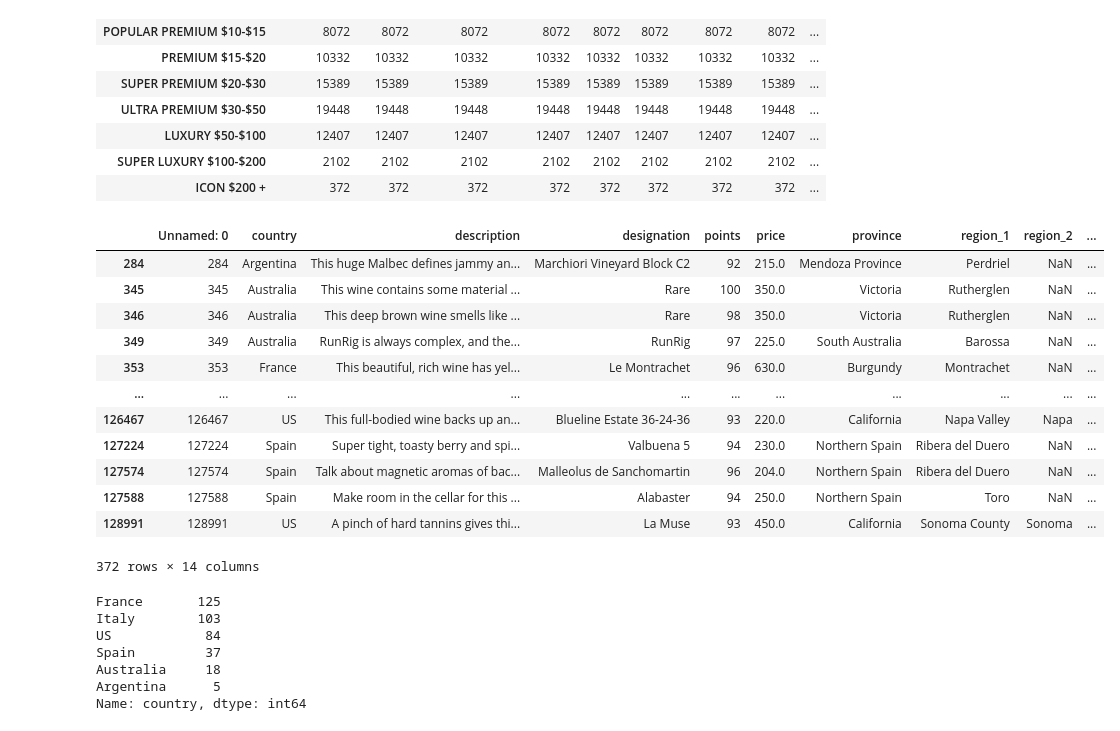
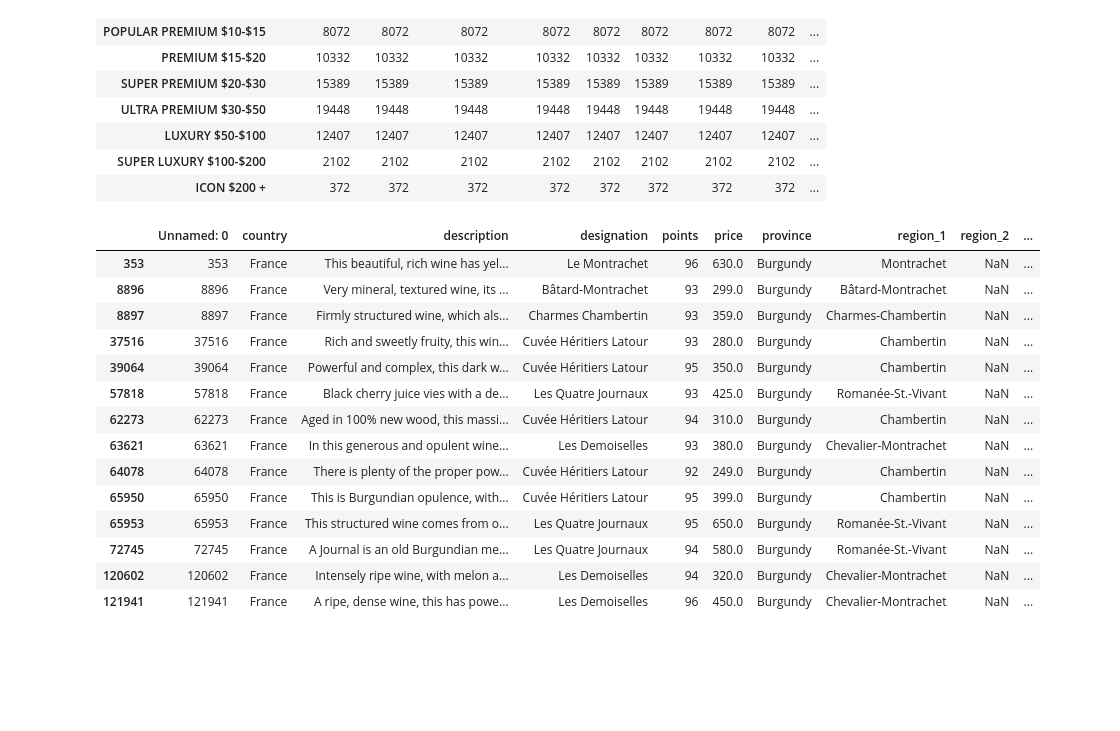
Before and after one commit to j1candel/Wine-Analysis-, a Jupyter notebook: Jessicas Work/wine-analysis -jessica.ipynb, the cells around one changed output. Cells and saved outputs as stored; diff of their text form; code cells hidden in the pictures; blank space fills up the shorter version.

```diff
--- a/Jessicas Work/wine-analysis -jessica.ipynb
+++ b/Jessicas Work/wine-analysis -jessica.ipynb
@@ -194,29 +194,21 @@ wine_price_bins
 | SUPER LUXURY $100-$200 | 2102 | 2102 | 2102 | 2102 | 2102 | 2102 | 2102 | 2102 | ... |
 | ICON $200 + | 372 | 372 | 372 | 372 | 372 | 372 | 372 | 372 | ... |
 # %%
-clean_data_pd.loc[clean_data_pd["Wine Price Segments"]=="ICON $200 +"]
+most_expensive_wine = clean_data_pd.loc[clean_data_pd["Wine Price Segments"]=="ICON $200 +"]
+most_expensive_wine.loc[most_expensive_wine["winery"]=="Louis Latour"]
 # %% [output]
 |  | Unnamed: 0 | country | description | designation | points | price | province | region_1 | region_2 | ... |
-| 284 | 284 | Argentina | This huge Malbec defines jammy an... | Marchiori Vineyard Block C2 | 92 | 215.0 | Mendoza Province | Perdriel | NaN | ... |
-| 345 | 345 | Australia | This wine contains some material ... | Rare | 100 | 350.0 | Victoria | Rutherglen | NaN | ... |
-| 346 | 346 | Australia | This deep brown wine smells like ... | Rare | 98 | 350.0 | Victoria | Rutherglen | NaN | ... |
-| 349 | 349 | Australia | RunRig is always complex, and the... | RunRig | 97 | 225.0 | South Australia | Barossa | NaN | ... |
 | 353 | 353 | France | This beautiful, rich wine has yel... | Le Montrachet | 96 | 630.0 | Burgundy | Montrachet | NaN | ... |
-| ... | ... | ... | ... | ... | ... | ... | ... | ... | ... | ... |
-| 126467 | 126467 | US | This full-bodied wine backs up an... | Blueline Estate 36-24-36 | 93 | 220.0 | California | Napa Valley | Napa | ... |
-| 127224 | 127224 | Spain | Super tight, toasty berry and spi... | Valbuena 5 | 94 | 230.0 | Northern Spain | Ribera del Duero | NaN | ... |
-| 127574 | 127574 | Spain | Talk about magnetic aromas of bac... | Malleolus de Sanchomartin | 96 | 204.0 | Northern Spain | Ribera del Duero | NaN | ... |
-| 127588 | 127588 | Spain | Make room in the cellar for this ... | Alabaster | 94 | 250.0 | Northern Spain | Toro | NaN | ... |
-| 128991 | 128991 | US | A pinch of hard tannins gives thi... | La Muse | 93 | 450.0 | California | Sonoma County | Sonoma | ... |
+| 8896 | 8896 | France | Very mineral, textured wine, its ... | Bâtard-Montrachet | 93 | 299.0 | Burgundy | Bâtard-Montrachet | NaN | ... |
+| 8897 | 8897 | France | Firmly structured wine, which als... | Charmes Chambertin | 93 | 359.0 | Burgundy | Charmes-Chambertin | NaN | ... |
+| 37516 | 37516 | France | Rich and sweetly fruity, this win... | Cuvée Héritiers Latour | 93 | 280.0 | Burgundy | Chambertin | NaN | ... |
+| 39064 | 39064 | France | Powerful and complex, this dark w... | Cuvée Héritiers Latour | 95 | 350.0 | Burgundy | Chambertin | NaN | ... |
+| 57818 | 57818 | France | Black cherry juice vies with a de... | Les Quatre Journaux | 93 | 425.0 | Burgundy | Romanée-St.-Vivant | NaN | ... |
+| 62273 | 62273 | France | Aged in 100% new wood, this massi... | Cuvée Héritiers Latour | 94 | 310.0 | Burgundy | Chambertin | NaN | ... |
+| 63621 | 63621 | France | In this generous and opulent wine... | Les Demoiselles | 93 | 380.0 | Burgundy | Chevalier-Montrachet | NaN | ... |
+| 64078 | 64078 | France | There is plenty of the proper pow... | Cuvée Héritiers Latour | 92 | 249.0 | Burgundy | Chambertin | NaN | ... |
+| 65950 | 65950 | France | This is Burgundian opulence, with... | Cuvée Héritiers Latour | 95 | 399.0 | Burgundy | Chambertin | NaN | ... |
+| 65953 | 65953 | France | This structured wine comes from o... | Les Quatre Journaux | 95 | 650.0 | Burgundy | Romanée-St.-Vivant | NaN | ... |
+| 72745 | 72745 | France | A Journal is an old Burgundian me... | Les Quatre Journaux | 94 | 580.0 | Burgundy | Romanée-St.-Vivant | NaN | ... |
+| 120602 | 120602 | France | Intensely ripe wine, with melon a... | Les Demoiselles | 94 | 320.0 | Burgundy | Chevalier-Montrachet | NaN | ... |
+| 121941 | 121941 | France | A ripe, dense wine, this has powe... | Les Demoiselles | 96 | 450.0 | Burgundy | Chevalier-Montrachet | NaN | ... |
-372 rows × 14 columns
-# %%
-most_expensive_wines = clean_data_pd.loc[clean_data_pd['price'] > 200]
-most_expensive_wines['country'].value_counts()
-# %% [output]
-France       125
-Italy        103
-US            84
-Spain         37
-Australia     18
-Argentina      5
-Name: country, dtype: int64
```
Also changed, not shown: parts of 2 cells of this notebook.
